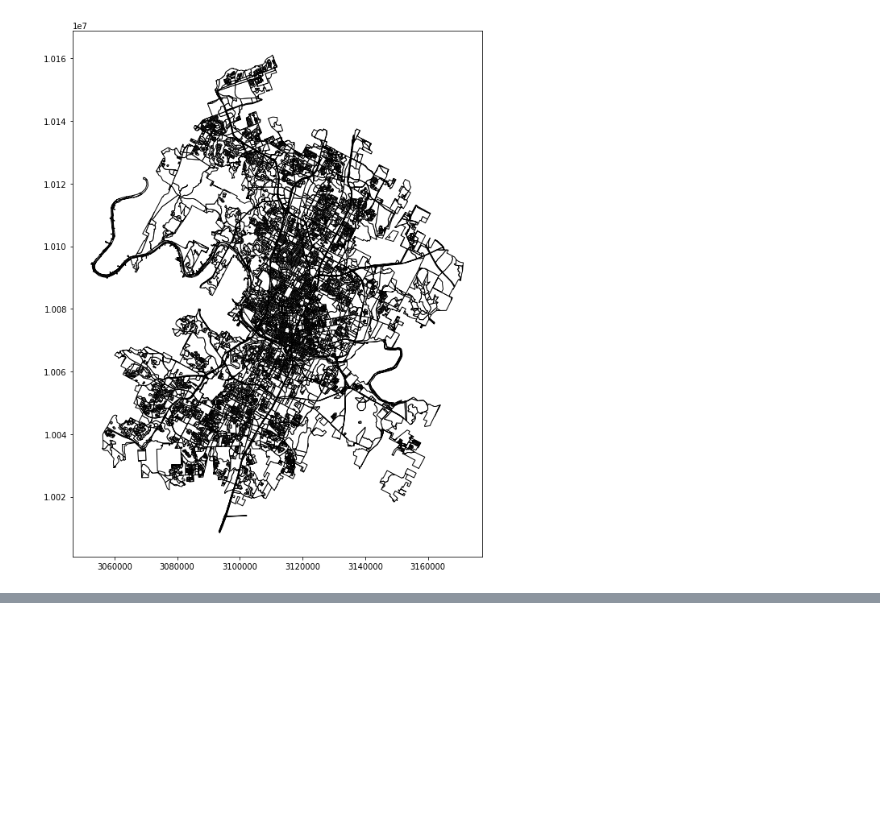
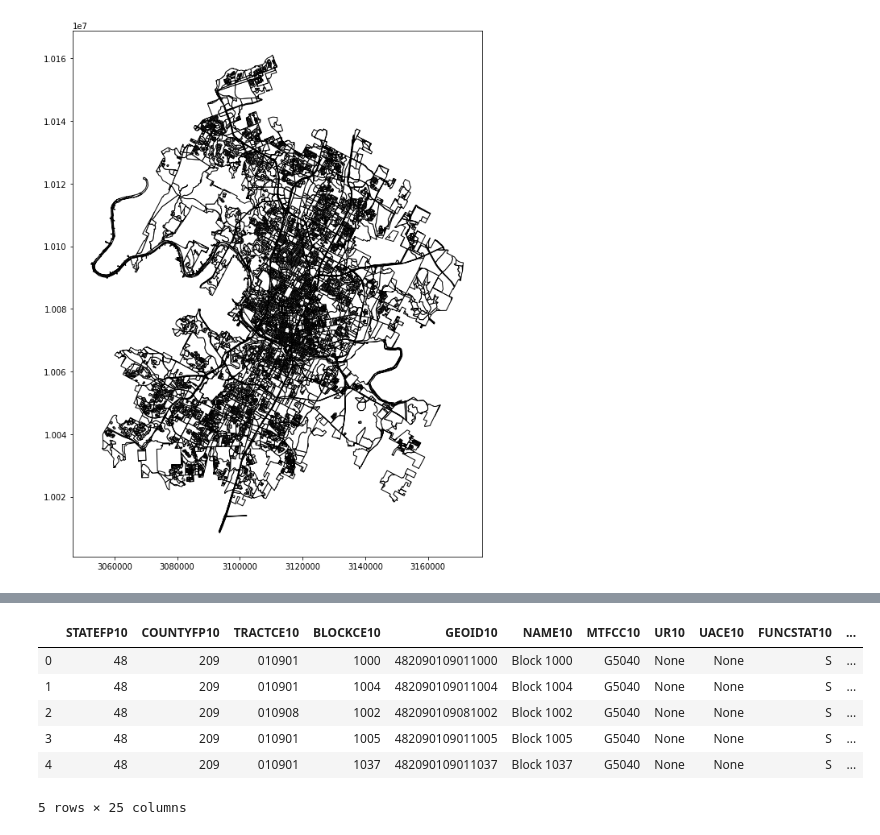
Before and after one commit to vsibarra/park-equity-atx, a Jupyter notebook: notebooks/1) CensusBlockIntersectionCityLimits.ipynb, the cells around one changed output, grey strips where cells are left out. Drawn from its saved outputs; the diff is of its cells as text; code cells hidden in the pictures; blank space fills up the shorter version.

```diff
--- a/notebooks/1) CensusBlockIntersectionCityLimits.ipynb
+++ b/notebooks/1) CensusBlockIntersectionCityLimits.ipynb
@@ -106,0 +149,10 @@ cbintersection.to_file(wd+"data/cbintersection/cbi.shp")
+# %%
+blocks.head()
+# %% [output]
+|  | STATEFP10 | COUNTYFP10 | TRACTCE10 | BLOCKCE10 | GEOID10 | NAME10 | MTFCC10 | UR10 | UACE10 | FUNCSTAT10 | ... |
+| 0 | 48 | 209 | 010901 | 1000 | 482090109011000 | Block 1000 | G5040 | None | None | S | ... |
+| 1 | 48 | 209 | 010901 | 1004 | 482090109011004 | Block 1004 | G5040 | None | None | S | ... |
+| 2 | 48 | 209 | 010908 | 1002 | 482090109081002 | Block 1002 | G5040 | None | None | S | ... |
+| 3 | 48 | 209 | 010901 | 1005 | 482090109011005 | Block 1005 | G5040 | None | None | S | ... |
+| 4 | 48 | 209 | 010901 | 1037 | 482090109011037 | Block 1037 | G5040 | None | None | S | ... |
+5 rows × 25 columns
```
Also changed, not shown: parts of 14 cells of this notebook, 14 other files.
